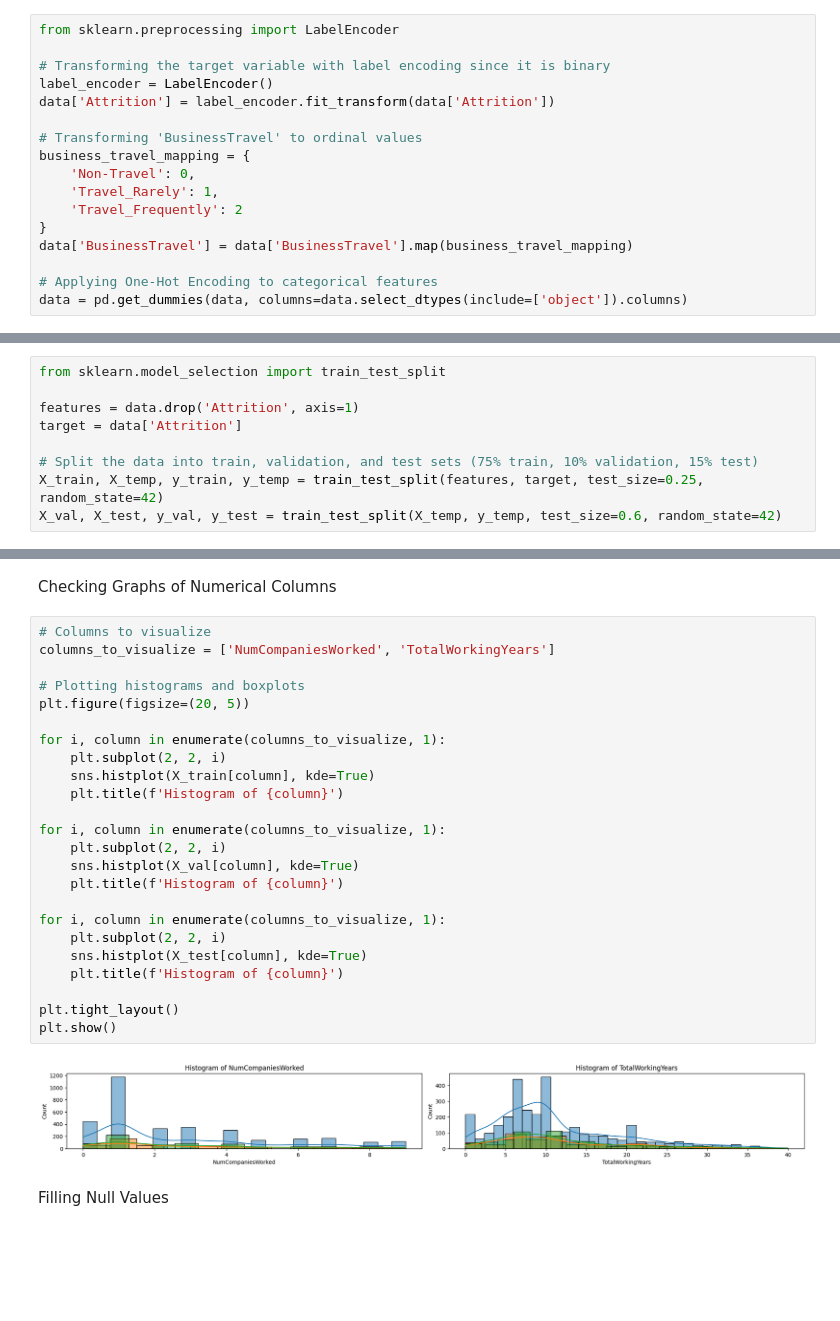
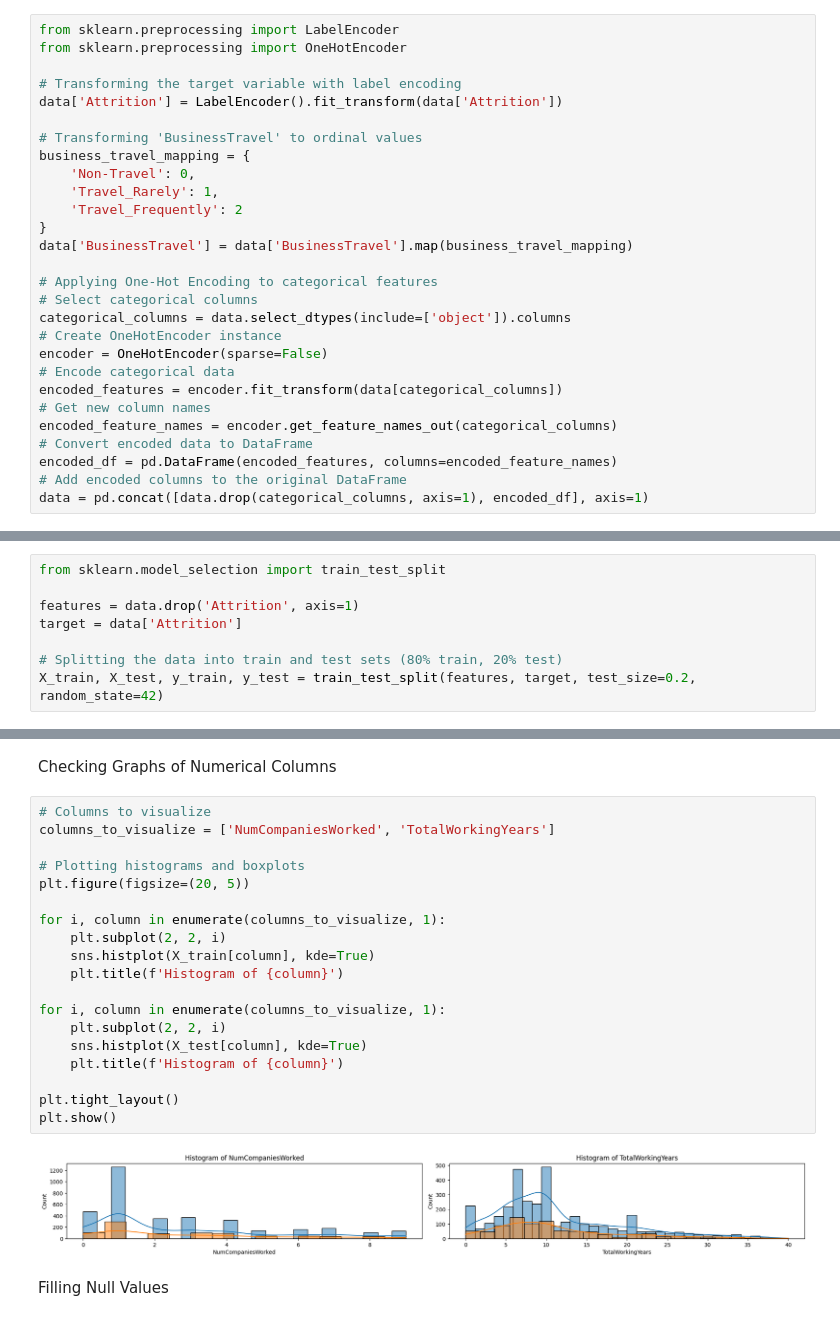
Before and after one commit to toygarcaparoglu/HR-Analytics-Project, a Jupyter notebook: Probability of Attrition_updated.ipynb, the cells around one changed output, grey strips where cells are left out. Cells and saved outputs as stored; diff of their text form; blank space fills up the shorter version.

```diff
--- a/Probability of Attrition_updated.ipynb
+++ b/Probability of Attrition_updated.ipynb
@@ -120,10 +120,10 @@ data.head(3)
 Encoding Ordinal and Categorical Columns
 # %%
 from sklearn.preprocessing import LabelEncoder
+from sklearn.preprocessing import OneHotEncoder
 
-# Transforming the target variable with label encoding since it is binary
-label_encoder = LabelEncoder()
-data['Attrition'] = label_encoder.fit_transform(data['Attrition'])
+# Transforming the target variable with label encoding
+data['Attrition'] = LabelEncoder().fit_transform(data['Attrition'])
 
 # Transforming 'BusinessTravel' to ordinal values
 business_travel_mapping = {
@@ -134,7 +134,18 @@ business_travel_mapping = {
 data['BusinessTravel'] = data['BusinessTravel'].map(business_travel_mapping)
 
 # Applying One-Hot Encoding to categorical features
-data = pd.get_dummies(data, columns=data.select_dtypes(include=['object']).columns)
+# Select categorical columns
+categorical_columns = data.select_dtypes(include=['object']).columns
+# Create OneHotEncoder instance
+encoder = OneHotEncoder(sparse=False)
+# Encode categorical data
+encoded_features = encoder.fit_transform(data[categorical_columns])
+# Get new column names
+encoded_feature_names = encoder.get_feature_names_out(categorical_columns)
+# Convert encoded data to DataFrame
+encoded_df = pd.DataFrame(encoded_features, columns=encoded_feature_names)
+# Add encoded columns to the original DataFrame
+data = pd.concat([data.drop(categorical_columns, axis=1), encoded_df], axis=1)
 # %%
 data.head(3)
 # %% [output]
@@ -151,9 +162,8 @@ from sklearn.model_selection import train_test_split
 features = data.drop('Attrition', axis=1)
 target = data['Attrition']
 
-# Split the data into train, validation, and test sets (75% train, 10% validation, 15% test)
-X_train, X_temp, y_train, y_temp = train_test_split(features, target, test_size=0.25, random_state=42)
-X_val, X_test, y_val, y_test = train_test_split(X_temp, y_temp, test_size=0.6, random_state=42)
+# Splitting the data into train and test sets (80% train, 20% test)
+X_train, X_test, y_train, y_test = train_test_split(features, target, test_size=0.2, random_state=42)
 # %% [markdown]
  #### Handling Null Values
 # %% [markdown]
@@ -184,29 +193,24 @@ Checking Graphs of Numerical Columns
 # %%
 # Columns to visualize
 columns_to_visualize = ['NumCompaniesWorked', 'TotalWorkingYears']
 
 # Plotting histograms and boxplots
 plt.figure(figsize=(20, 5))
 
 for i, column in enumerate(columns_to_visualize, 1):
     plt.subplot(2, 2, i)
     sns.histplot(X_train[column], kde=True)
     plt.title(f'Histogram of {column}')
 
 for i, column in enumerate(columns_to_visualize, 1):
     plt.subplot(2, 2, i)
-    sns.histplot(X_val[column], kde=True)
-    plt.title(f'Histogram of {column}')
-
-for i, column in enumerate(columns_to_visualize, 1):
-    plt.subplot(2, 2, i)
     sns.histplot(X_test[column], kde=True)
     plt.title(f'Histogram of {column}')
 
 plt.tight_layout()
 plt.show()
 # %% [output]
-[figure, old version]
+[figure, new version]
 # %% [markdown]
 Filling Null Values
 # %%
```
Also changed, not shown: parts of 32 cells of this notebook.
